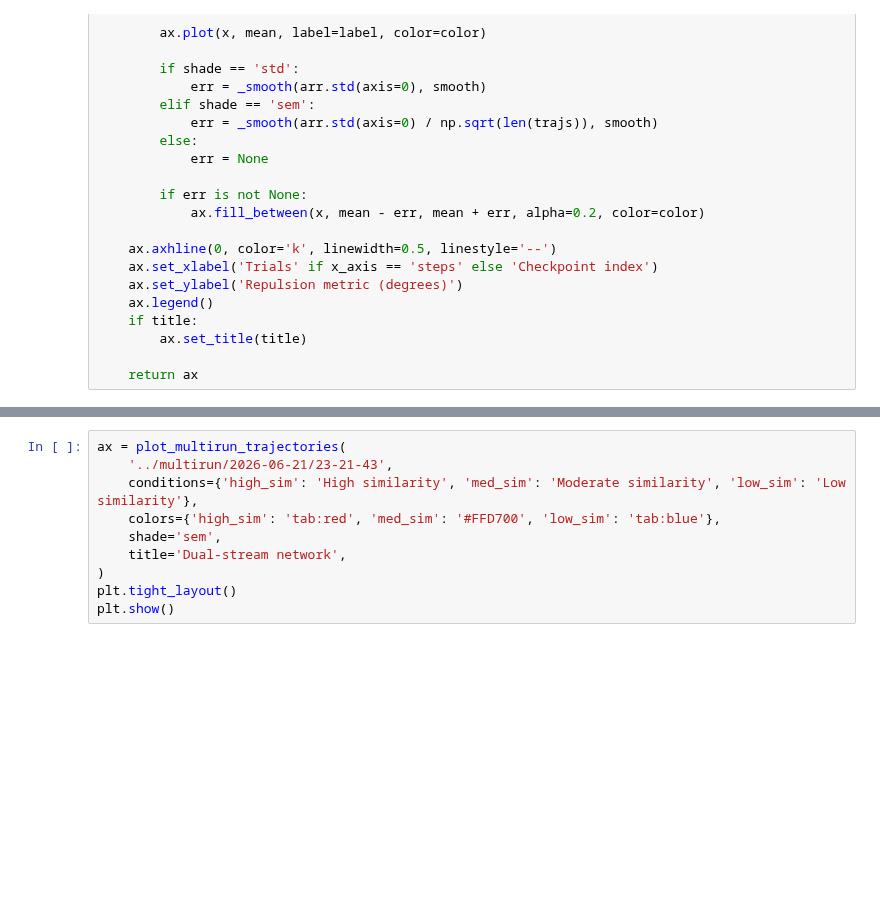
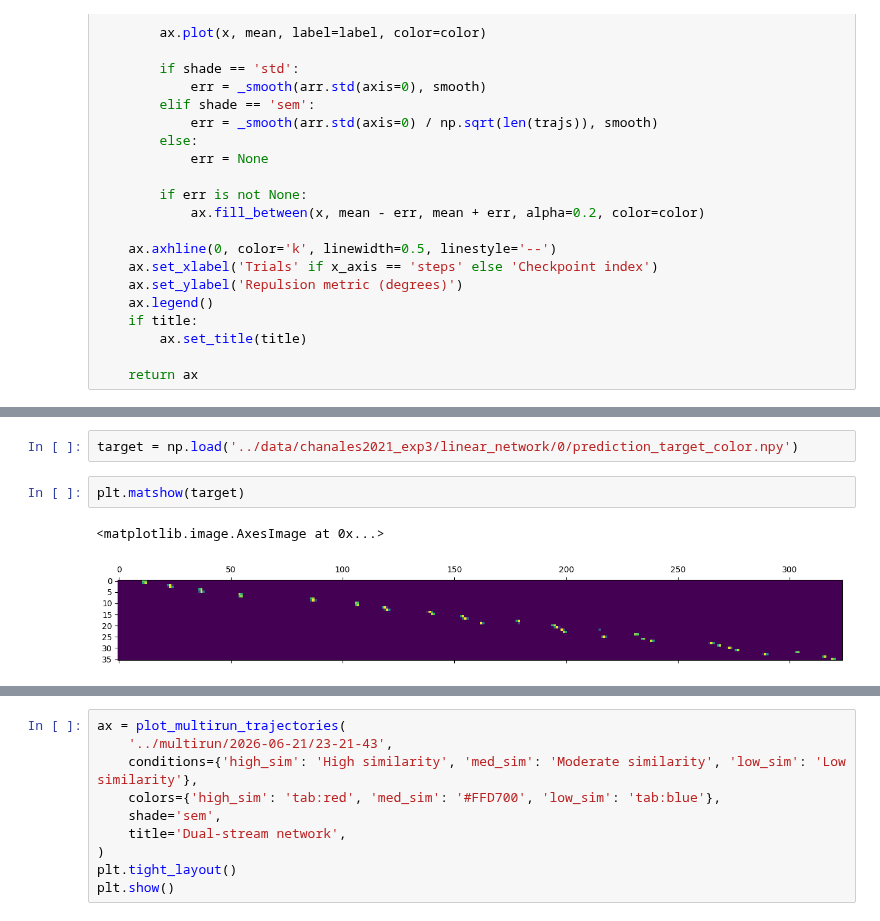
Before and after one commit to sflippl/repulsion-theory, a Jupyter notebook: notebooks/chanales2021_analysis.ipynb, the cells around one changed output, grey strips where cells are left out. Saved outputs shown, nothing was run; the diff lists cells and outputs as text; blank space fills up the shorter version.

```diff
--- a/notebooks/chanales2021_analysis.ipynb
+++ b/notebooks/chanales2021_analysis.ipynb
@@ -491,2 +233,9 @@ plt.show()
+# %%
+target = np.load('../data/chanales2021_exp3/linear_network/0/prediction_target_color.npy')
+# %%
+plt.matshow(target)
+# %% [output]
+<matplotlib.image.AxesImage at 0x...>
+[figure, added]
 # %%
 ax = plot_multirun_trajectories(
```
Also changed, not shown: parts of 42 cells of this notebook, 16 other files.
